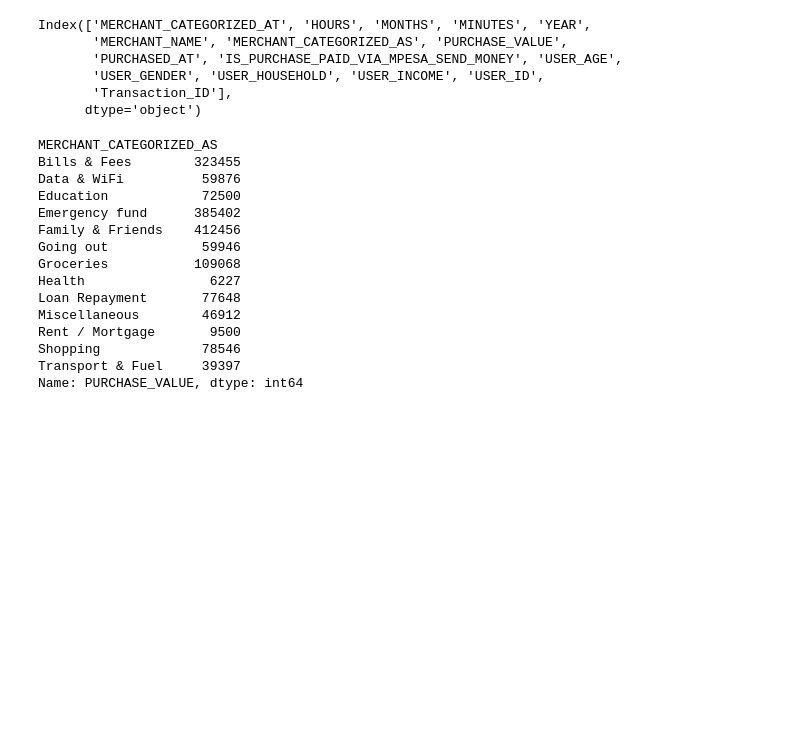
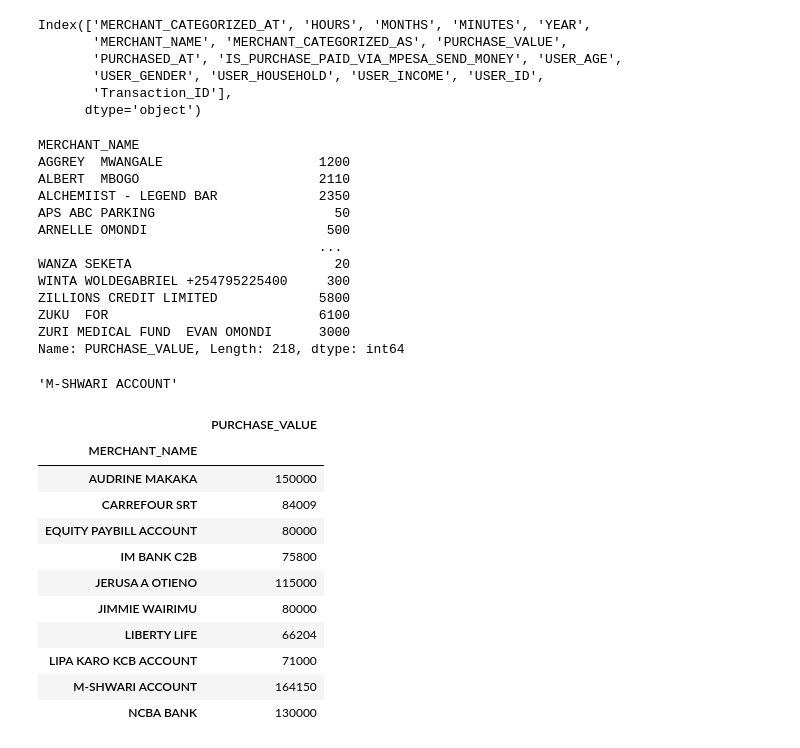
Before and after one commit to kleinbooi24/shaper_pandas, a Jupyter notebook: Data_Alphas_Group/problem5.ipynb, the cells around one changed output. Saved outputs shown, nothing was run; the diff lists cells and outputs as text; code cells hidden in the pictures; blank space fills up the shorter version.

```diff
--- a/Data_Alphas_Group/problem5.ipynb
+++ b/Data_Alphas_Group/problem5.ipynb
@@ -35,25 +35,55 @@ Index(['MERCHANT_CATEGORIZED_AT', 'HOURS', 'MONTHS', 'MINUTES', 'YEAR',
 #APPROACH: Use groupby() function to group MERCHANT_CATEGORIZED_AS by PURCHASE_VALUE
 ## Use sum to get the total value of transactions made my each merchant
 
-grouped_df = money_df.groupby("MERCHANT_CATEGORIZED_AS")["PURCHASE_VALUE"].sum()
+grouped_df = money_df.groupby("MERCHANT_NAME")["PURCHASE_VALUE"].sum()
+
+#grouped_df  = pd.DataFrame(grouped_df)
+
+# Convert Series to DataFrame
+#df = grouped_df.to_frame().reset_index
 
 grouped_df
 # %% [output]
-MERCHANT_CATEGORIZED_AS
-Bills & Fees        323455
-Data & WiFi          59876
-Education            72500
-Emergency fund      385402
-Family & Friends    412456
-Going out            59946
-Groceries           109068
-Health                6227
-Loan Repayment       77648
-Miscellaneous        46912
-Rent / Mortgage       9500
-Shopping             78546
-Transport & Fuel     39397
-Name: PURCHASE_VALUE, dtype: int64
+MERCHANT_NAME
+AGGREY  MWANGALE                    1200
+ALBERT  MBOGO                       2110
+ALCHEMIIST - LEGEND BAR             2350
+APS ABC PARKING                       50
+ARNELLE OMONDI                       500
+                                    ...
+WANZA SEKETA                          20
+WINTA WOLDEGABRIEL +254795225400     300
+ZILLIONS CREDIT LIMITED             5800
+ZUKU  FOR                           6100
+ZURI MEDICAL FUND  EVAN OMONDI      3000
+Name: PURCHASE_VALUE, Length: 218, dtype: int64
+# %%
+#INDEX THE MAXIMUM VALUE
+
+# Find the index of the maximum purchase value
+max_merchant_name = grouped_df.idxmax()
+
+max_merchant_name
+# %% [output]
+'M-SHWARI ACCOUNT'
+# %%
+# Find which MERCHANT has Highest Purchase Value
+
+filtered_group_df = grouped_df[grouped_df["PURCHASE_VALUE"]  > 0.4 * grouped_df["PURCHASE_VALUE"].max()]
+filtered_group_df
+# %% [output]
+|  | PURCHASE_VALUE |
+| MERCHANT_NAME |  |
+| AUDRINE MAKAKA | 150000 |
+| CARREFOUR SRT | 84009 |
+| EQUITY PAYBILL ACCOUNT | 80000 |
+| IM BANK C2B | 75800 |
+| JERUSA A OTIENO | 115000 |
+| JIMMIE WAIRIMU | 80000 |
+| LIBERTY LIFE | 66204 |
+| LIPA KARO KCB ACCOUNT | 71000 |
+| M-SHWARI ACCOUNT | 164150 |
+| NCBA BANK | 130000 |
 # %%
 # Plot a Bar Graph
 
```
Also changed, not shown: parts of 1 cell of this notebook.
